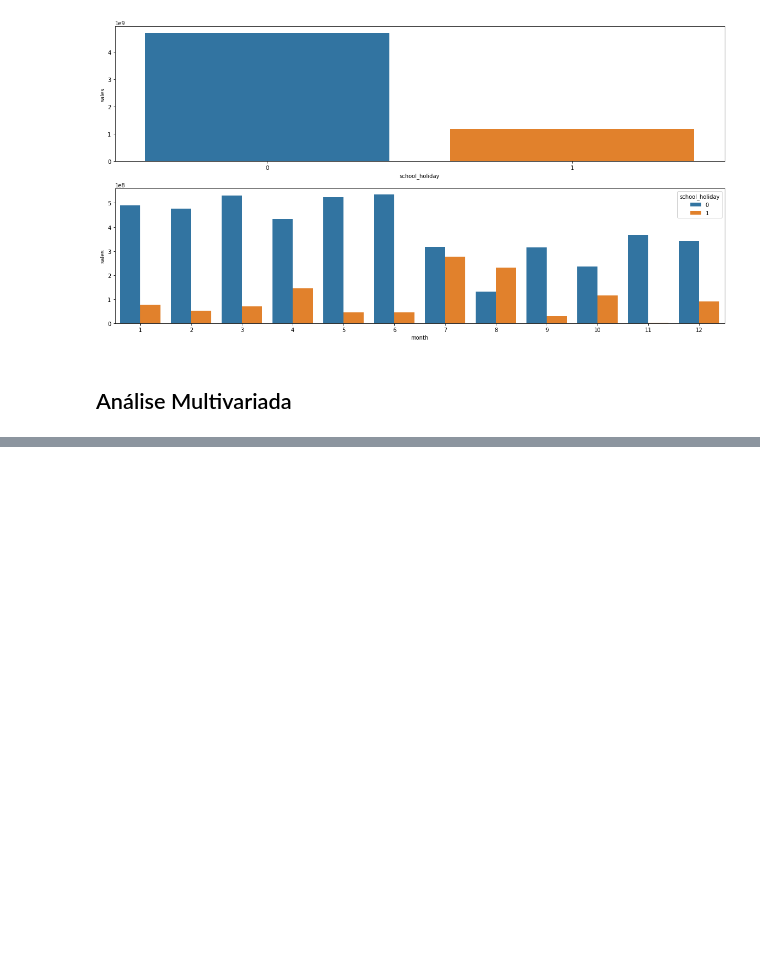
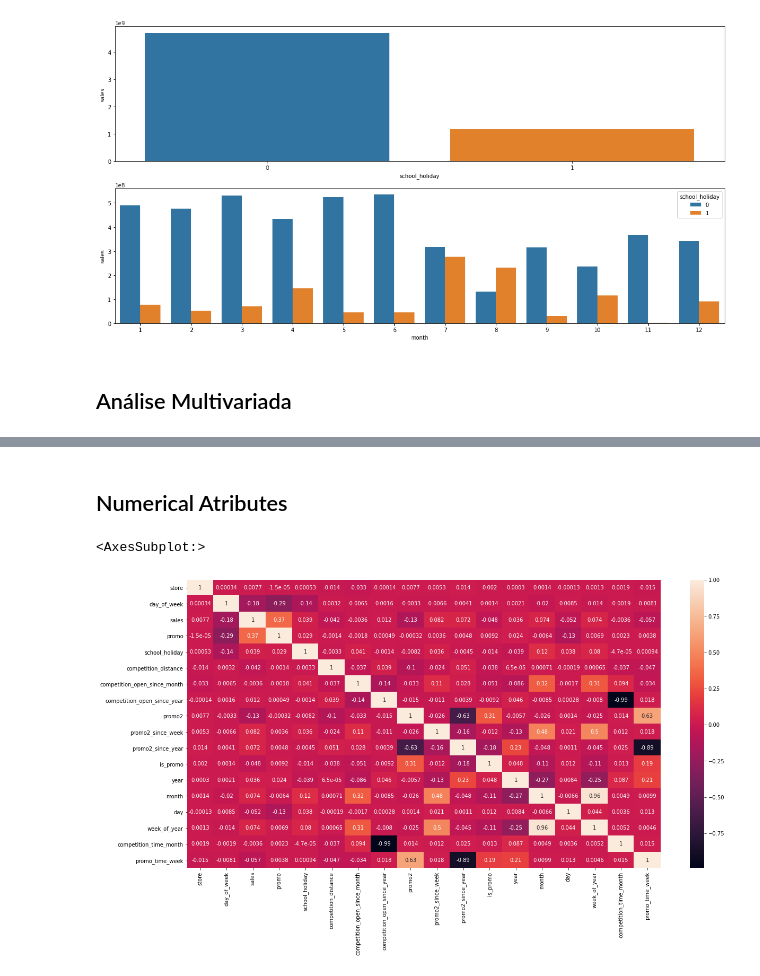
Before and after one commit to bruno154/the_rossman_projects, a Jupyter notebook: notebooks/dataDescription_HypothesisMap_FeatureEngineering.ipynb, the cells around one changed output, grey strips where cells are left out. Saved outputs shown, nothing was run; the diff lists cells and outputs as text; code cells hidden in the pictures; blank space fills up the shorter version.

```diff
--- a/notebooks/dataDescription_HypothesisMap_FeatureEngineering.ipynb
+++ b/notebooks/dataDescription_HypothesisMap_FeatureEngineering.ipynb
@@ -751,0 +860,14 @@ sns.barplot(x='month', y='sales', hue = 'school_holiday', data=aux2)
+# %%
+# Changing the type of 'week_of_year'
+df4['week_of_year']=df4['week_of_year'].astype('int64')
+# %% [markdown]
+## Numerical Atributes
+# %%
+num_att = df4.select_dtypes(include=["int64","float64"])
+corr = num_att.corr(method='pearson')
+
+plt.figure(figsize=(20,10))
+sns.heatmap(corr, annot=True)
+# %% [output]
+<AxesSubplot:>
+[figure, added]
```
Also changed, not shown: parts of 87 cells of this notebook.
